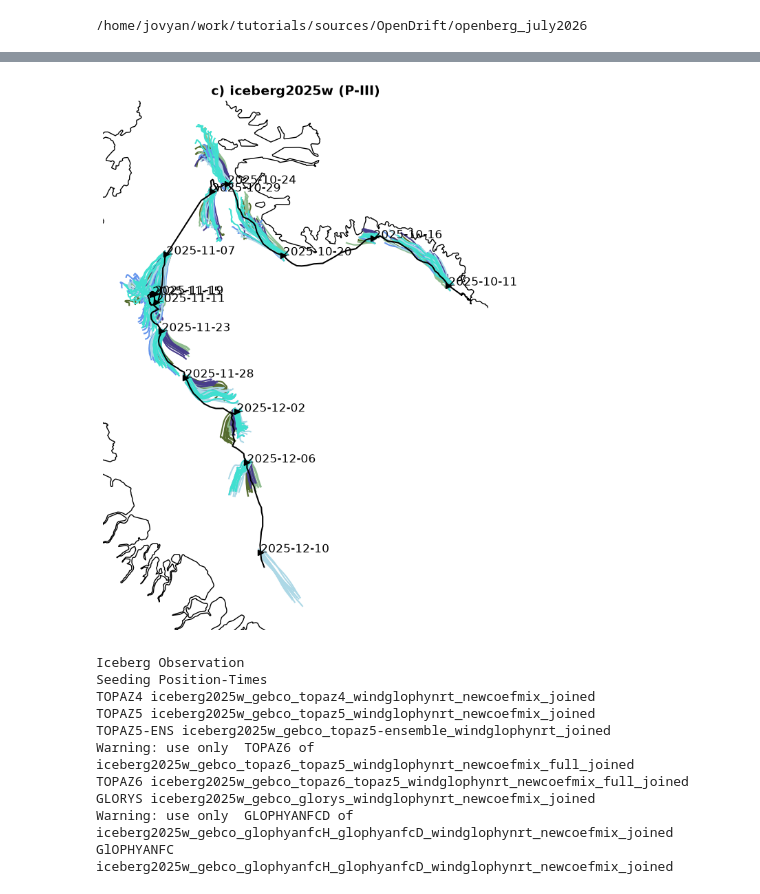
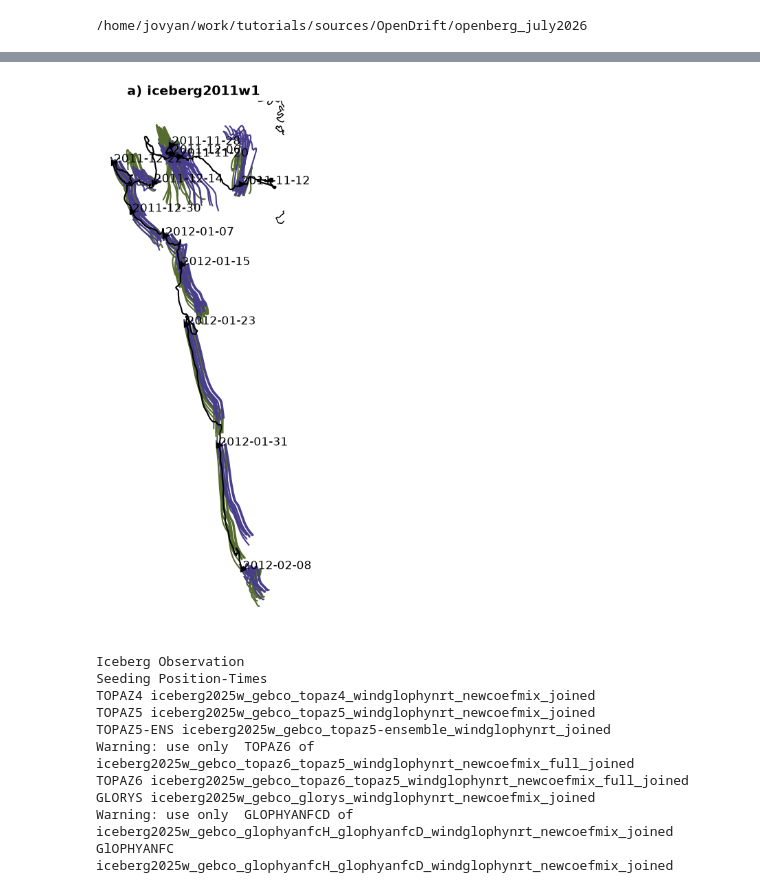
Before and after one commit to lia-f-h/openberg_july2026, a Jupyter notebook: scripts/analysis1.ipynb, the cells around one changed output, grey strips where cells are left out. Cells and saved outputs as stored; diff of their text form; code cells hidden in the pictures.

Commit message:
calc, plot all plots for now

```diff
--- a/scripts/analysis1.ipynb
+++ b/scripts/analysis1.ipynb
@@ -18,7 +18,7 @@ from openberg_july2026.src2.utils0 import *
 from openberg_july2026.src2.utils2 import *
 from openberg_july2026.src2.utils3 import *
 # %%
-ib = 'iceberg2025w'
+ib = 'iceberg2011w1'
 # %%
 #read sim
 file_contain_all = [ib,]
@@ -148,36 +139,36 @@ for inputdataidx, inputdata in enumerate(file_l):
     # apn = {'trajectory':slice(60,70)} if 'mainrun' in inputdata else {'trajectory':slice(141,290)} #loop3
     if apn!=None: sim = sim.sel(apn)
     if ib in dict_traj:
         if inputdata in dict_traj[ib]: sim = sim.sel(trajectory=dict_traj[ib][inputdata])
     # if ('arcmfcwam' in inputdata) and ('topaz' in inputdata): col1='red'
     # elif ('arcmfcwam' in inputdata) and ('glorys' in inputdata): col1='orange'
     # elif ('waverys' in inputdata) and ('topaz' in inputdata): col1='darkblue'
     # elif ('waverys' in inputdata) and ('glorys' in inputdata): col1='lightblue'
     for traj in sim.trajectory:
         ax.plot(sim.lon.sel(trajectory=traj).dropna(dim="time"),sim.lat.sel(trajectory=traj).dropna(dim="time"),
                 color=legenddict[inputdata]['col'],# if 'idx' not in inputdata else 'red',
                 label=legenddict[inputdata]['kw'] if traj==sim.trajectory[0] else '',#) if 'mainrun' not in inputdata else '',
                 zorder=legenddict[inputdata]['zo'] if 'idx' not in inputdata else 200,
                 alpha=legenddict[inputdata]['alpha'],
                 linestyle='-' if 'mainrun' not in inputdata else ':',#) if 'debris' not in inputdata else ':',
                 transform=trans)
 
 # #legend
 # h, l = ax.get_legend_handles_labels()
 # by_label = dict(zip(l, h))
 # ax.legend(handles=list(by_label.values()),
 #          labels=list(by_label.keys()),
 #           loc='best')
 
 # plt.legend()
-subp,pp='c) ',' (P-III)'
+subp,pp='a) ',''
 ax.set_title(subp+ib+pp,fontsize=14,weight='bold')
 plt.axis('off')
 note = ''
-fig.savefig('./results/%s_map%s.png'%(ib,'_'+note if len(note)>0 else ''),dpi=200,transparent=True,bbox_inches='tight')
+fig.savefig('./results/map_%s%s.png'%(ib,'_'+note if len(note)>0 else ''),dpi=200,transparent=True,bbox_inches='tight')
 plt.show()
 # %% [output]
-[figure, old version]
+[figure, new version]
 # %%
 #plot legend properly
 legdict=legenddict
```
Also changed, not shown: parts of 5 cells of this notebook, 46 other files.
